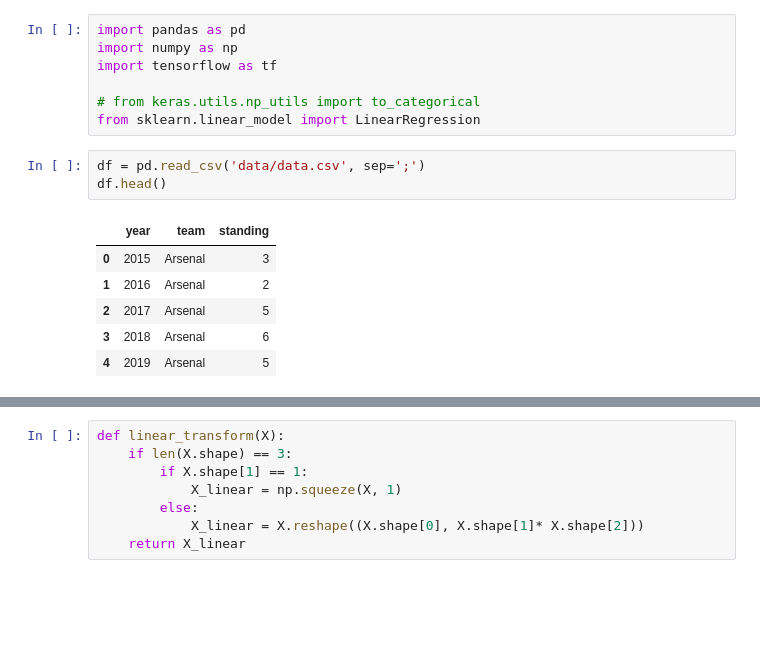
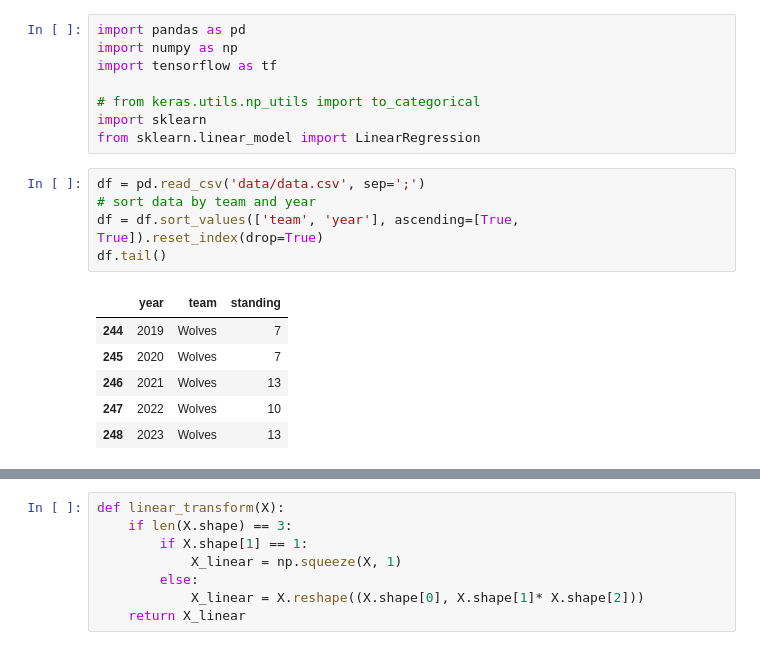
Before and after one commit to jarkkotulensalo/premier-league-standings, a Jupyter notebook: premierleague.ipynb, the cells around one changed output, grey strips where cells are left out. Drawn from its saved outputs; the diff is of its cells as text; blank space fills up the shorter version.

```diff
--- a/premierleague.ipynb
+++ b/premierleague.ipynb
@@ -4,14 +4,17 @@ import numpy as np
 import tensorflow as tf
 
 # from keras.utils.np_utils import to_categorical
+import sklearn
 from sklearn.linear_model import LinearRegression
 # %%
 df = pd.read_csv('data/data.csv', sep=';')
-df.head()
+# sort data by team and year
+df = df.sort_values(['team', 'year'], ascending=[True, True]).reset_index(drop=True)
+df.tail()
 # %% [output]
 |  | year | team | standing |
-| 0 | 2015 | Arsenal | 3 |
-| 1 | 2016 | Arsenal | 2 |
-| 2 | 2017 | Arsenal | 5 |
-| 3 | 2018 | Arsenal | 6 |
-| 4 | 2019 | Arsenal | 5 |
+| 244 | 2019 | Wolves | 7 |
+| 245 | 2020 | Wolves | 7 |
+| 246 | 2021 | Wolves | 13 |
+| 247 | 2022 | Wolves | 10 |
+| 248 | 2023 | Wolves | 13 |
```
Also changed, not shown: parts of 15 cells of this notebook, 2 other files.
